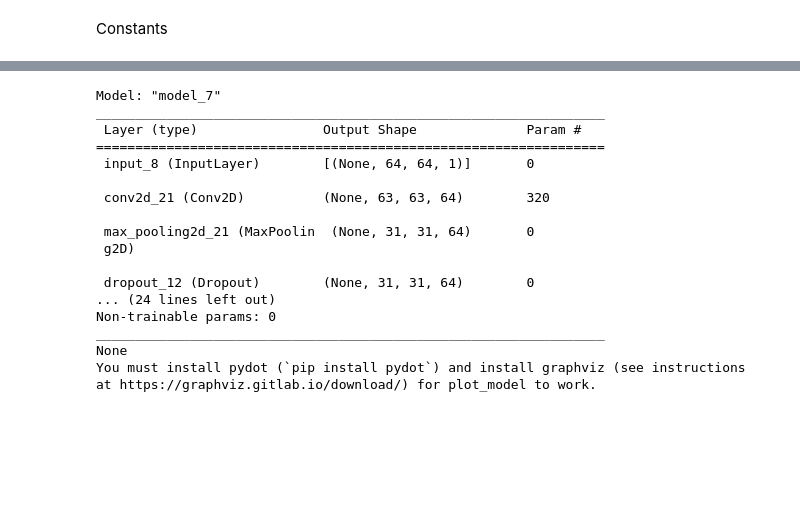
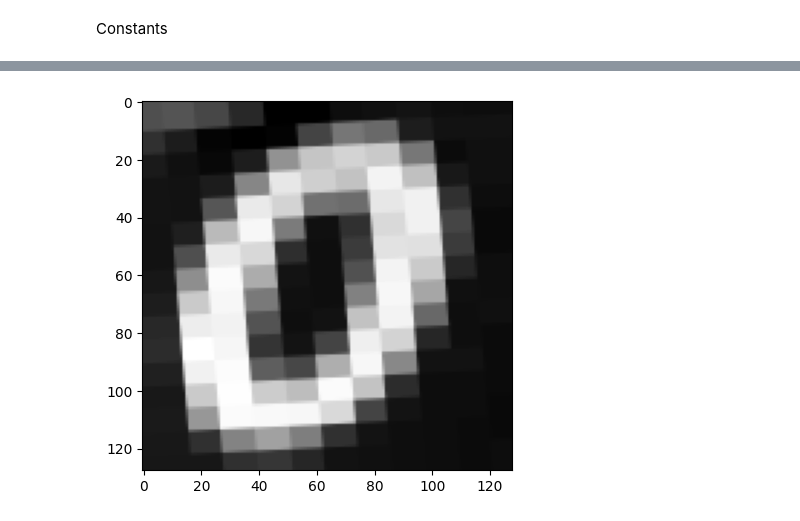
Before and after one commit to glusi/cv-project, a Jupyter notebook: maman22-q1-2.ipynb, the cells around one changed output, grey strips where cells are left out. Cells and saved outputs as stored; diff of their text form; code cells hidden in the pictures; blank space fills up the shorter version.

```diff
--- a/maman22-q1-2.ipynb
+++ b/maman22-q1-2.ipynb
@@ -229,11 +230,18 @@ Y_train = np.array(Y_train)
 # %%
 from keras.preprocessing.image import ImageDataGenerator
 def data_augmentation(X, Y):
-    datagen =  ImageDataGenerator(horizontal_flip=True, vertical_flip=True, )
+    datagen =  ImageDataGenerator(horizontal_flip=True, vertical_flip=True, rotation_range=10, fill_mode='reflect', shear_range=10)
     it = datagen.flow(X, Y, batch_size=10)
     return it, datagen
 # %%
 it, datagen = data_augmentation(X_train, Y_train)
+# %%
+img, label = it.next()
+# print(img)
+plt.imshow(img[0], cmap = 'gray')
+plt.show()
+# %% [output]
+[figure, added]
 # %%
 from keras.utils import plot_model
 from keras.models import Model
@@ -244,40 +252,28 @@ from keras.layers.convolutional import Conv2D
 from keras.layers.pooling import MaxPooling2D
 from keras.layers import LSTM
 from keras.layers import Resizing
-
-visible = Input(shape=(64,64,1))
-conv1 = Conv2D(64, kernel_size=4, activation='relu')(visible)
-pool1 = MaxPooling2D(pool_size=(2, 2))(conv1)
-x = Dropout(0.25)(pool1)
-conv2 = Conv2D(32, kernel_size=4, activation='relu')(x)
-pool2 = MaxPooling2D(pool_size=(2, 2))(conv2)
-x2 = Dropout(0.25)(pool2)
-conv3 = Conv2D(16, kernel_size=2, activation='relu')(x2)
-pool3 = MaxPooling2D(pool_size=(2, 2))(conv3)
-x3 = Dropout(0.25)(pool3)
-flat = Flatten()(x3)
-hidden1 = Dense(50, activation='relu')(flat)
+# SIZE=100
+visible = Input(shape=(SIZE,SIZE,1))
+conv = Conv2D(32, kernel_size=4, activation='relu')(visible)
+pool = MaxPooling2D(pool_size=(2, 2))(conv)
+x = Dropout(0.25)(pool)
+conv = Conv2D(32, kernel_size=4, activation='relu')(x)
+pool = MaxPooling2D(pool_size=(2, 2))(conv)
+x = Dropout(0.25)(pool)
+conv = Conv2D(64, kernel_size=4, activation='relu')(x)
+pool = MaxPooling2D(pool_size=(2, 2))(conv)
+# x = Dropout(0.25)(pool)
+# conv = Conv2D(31, kernel_size=4, activation='relu')(x)
+# pool = MaxPooling2D(pool_size=(2, 2))(conv)
+# x = Dropout(0.25)(pool)
+# conv = Conv2D(16, kernel_size=4, activation='relu')(x)
+# pool = MaxPooling2D(pool_size=(2, 2))(conv)
+# x = Dropout(0.25)(pool)
+flat = Flatten()(x)
+hidden1 = Dense(50, activation='sigmoid')(flat)
 output = Dense(5, activation='sigmoid')(hidden1)
 model = Model(inputs=visible, outputs=output)
 # summarize layers
-print(model.summary())
+# print(model.summary())
 # plot graph
-plot_model(model, to_file='convolutional_neural_network.png')
+# plot_model(model, to_file='convolutional_neural_network.png')
-# %% [output]
-Model: "model_7"
-_________________________________________________________________
- Layer (type)                Output Shape              Param #
-=================================================================
- input_8 (InputLayer)        [(None, 64, 64, 1)]       0
-
- conv2d_21 (Conv2D)          (None, 63, 63, 64)        320
-
- max_pooling2d_21 (MaxPoolin  (None, 31, 31, 64)       0
- g2D)
-
- dropout_12 (Dropout)        (None, 31, 31, 64)        0
-... (24 lines left out)
-Non-trainable params: 0
-_________________________________________________________________
-None
-You must install pydot (`pip install pydot`) and install graphviz (see instructions at https://graphviz.gitlab.io/download/) for plot_model to work.
```
Also changed, not shown: parts of 10 cells of this notebook.
